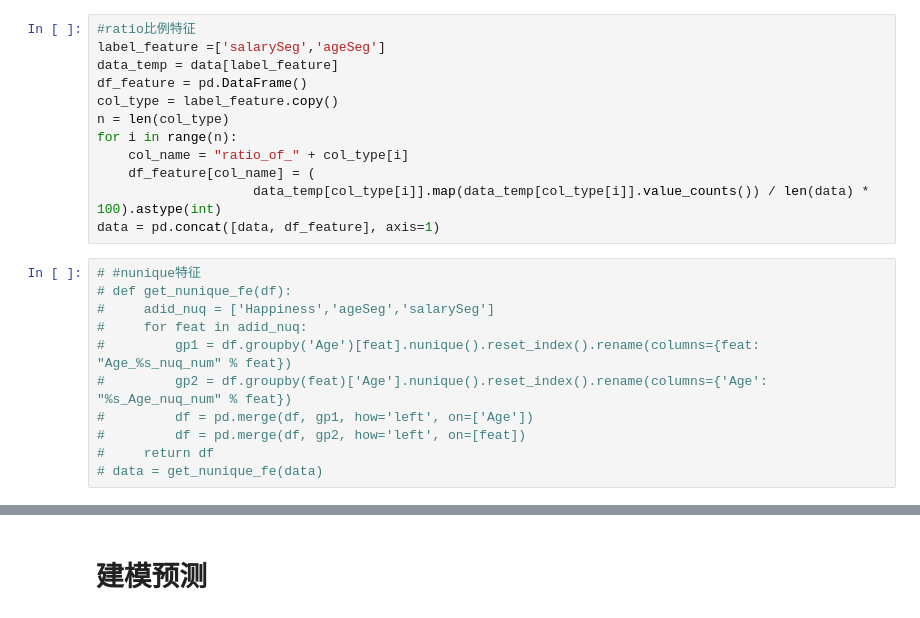
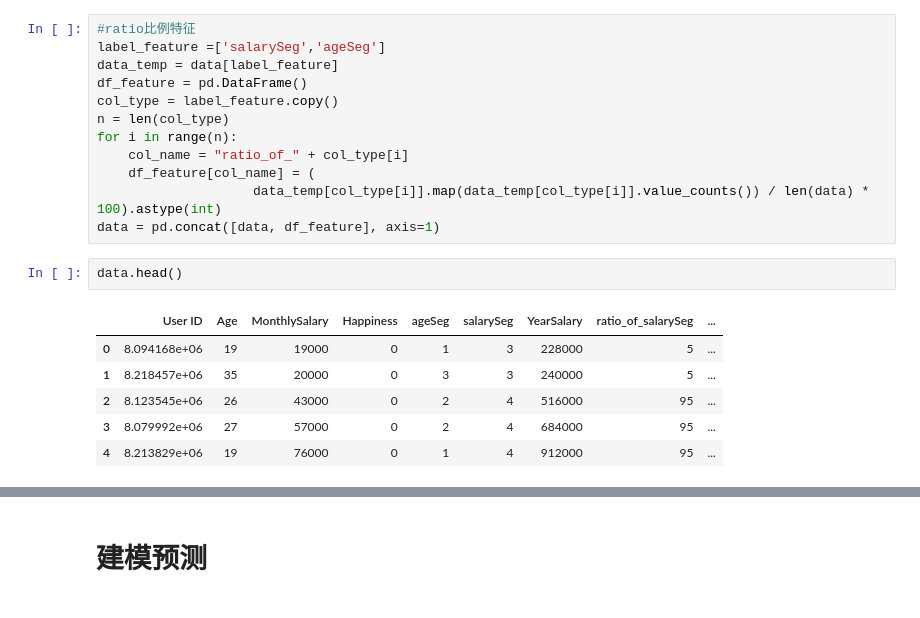
Before and after one commit to Comex627/Identify_happiness, a Jupyter notebook: Identify_happiness.ipynb, the cells around one changed output, grey strips where cells are left out. Saved outputs shown, nothing was run; the diff lists cells and outputs as text.

```diff
--- a/Identify_happiness.ipynb
+++ b/Identify_happiness.ipynb
@@ -70,14 +71,12 @@ for i in range(n):
     df_feature[col_name] = (
                     data_temp[col_type[i]].map(data_temp[col_type[i]].value_counts()) / len(data) * 100).astype(int)
 data = pd.concat([data, df_feature], axis=1)
-# %%
-# #nunique特征
-# def get_nunique_fe(df):
-#     adid_nuq = ['Happiness','ageSeg','salarySeg']
-#     for feat in adid_nuq:
-#         gp1 = df.groupby('Age')[feat].nunique().reset_index().rename(columns={feat: "Age_%s_nuq_num" % feat})
-#         gp2 = df.groupby(feat)['Age'].nunique().reset_index().rename(columns={'Age': "%s_Age_nuq_num" % feat})
-#         df = pd.merge(df, gp1, how='left', on=['Age'])
-#         df = pd.merge(df, gp2, how='left', on=[feat])
-#     return df
-# data = get_nunique_fe(data)
+# %%
+data.head()
+# %% [output]
+|  | User ID | Age | MonthlySalary | Happiness | ageSeg | salarySeg | YearSalary | ratio_of_salarySeg | ... |
+| 0 | 8.094168e+06 | 19 | 19000 | 0 | 1 | 3 | 228000 | 5 | ... |
+| 1 | 8.218457e+06 | 35 | 20000 | 0 | 3 | 3 | 240000 | 5 | ... |
+| 2 | 8.123545e+06 | 26 | 43000 | 0 | 2 | 4 | 516000 | 95 | ... |
+| 3 | 8.079992e+06 | 27 | 57000 | 0 | 2 | 4 | 684000 | 95 | ... |
+| 4 | 8.213829e+06 | 19 | 76000 | 0 | 1 | 4 | 912000 | 95 | ... |
```
Also changed, not shown: parts of 8 cells of this notebook.
